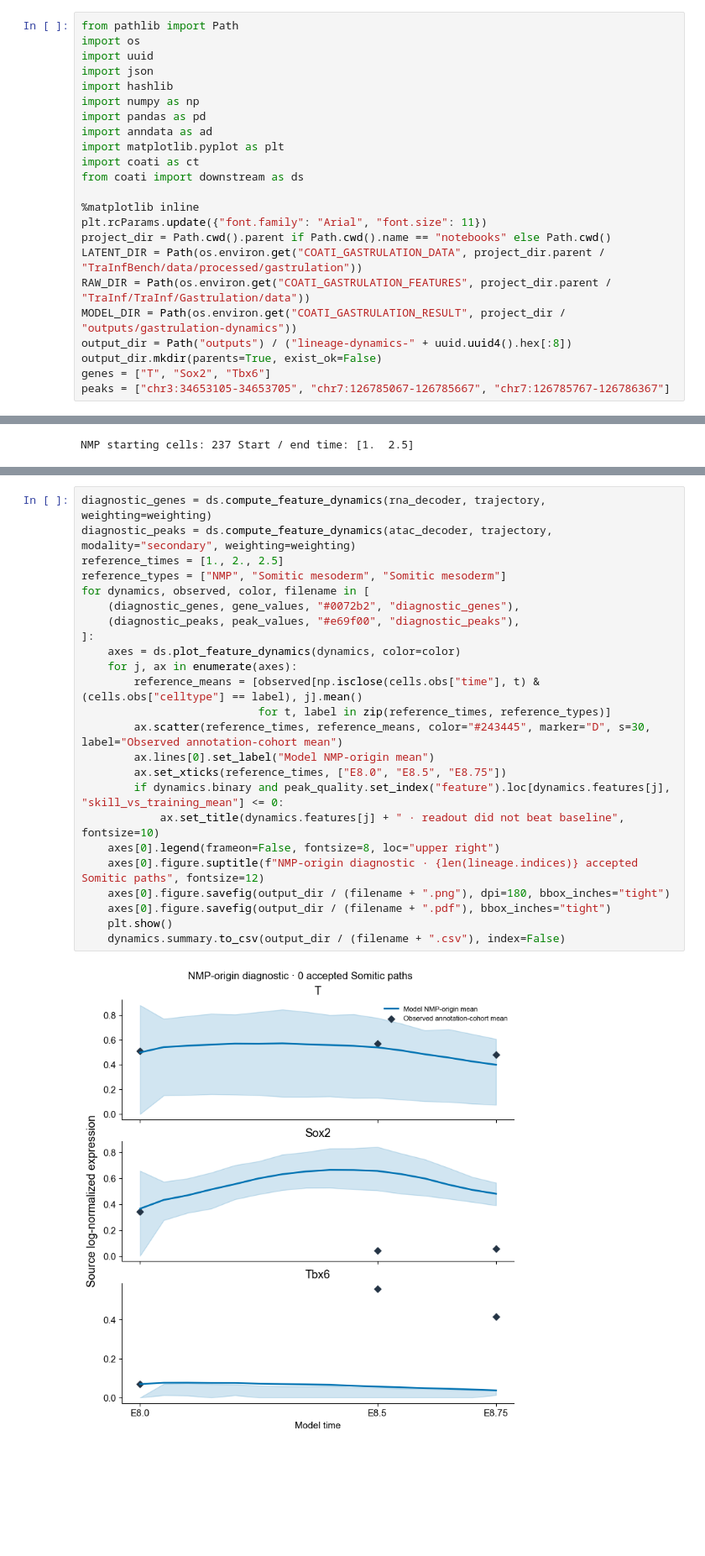
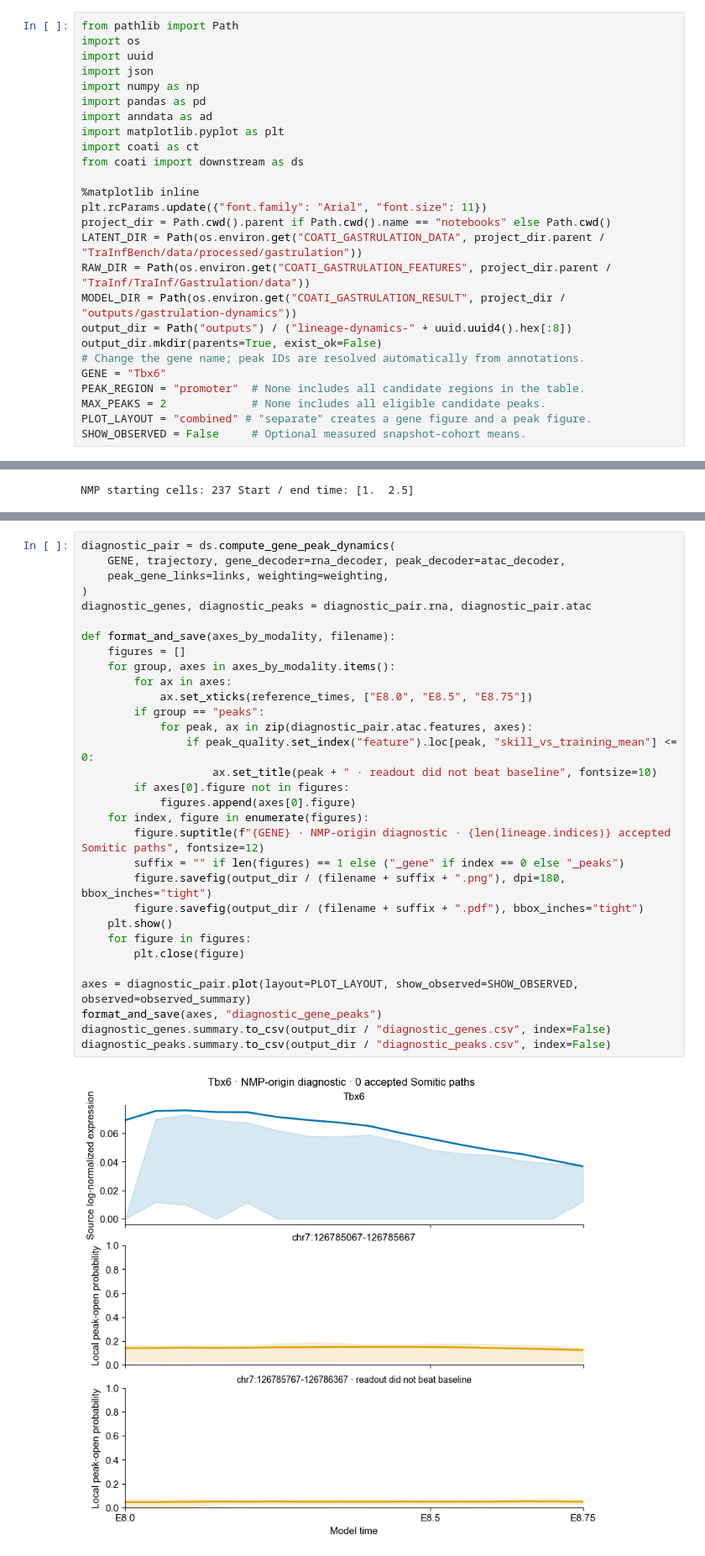
Before and after one commit to shankswang953/COATI, a Jupyter notebook: docs/tutorials/09_lineage_features.ipynb, the cells around one changed output, grey strips where cells are left out. Shown at 84% size. Drawn from its saved outputs; the diff is of its cells as text; blank space fills up the shorter version.

Commit message:
Add gene-centered peak dynamics with optional observed overlays

```diff
--- a/docs/tutorials/09_lineage_features.ipynb
+++ b/docs/tutorials/09_lineage_features.ipynb
@@ -13,7 +11,6 @@ from pathlib import Path
 import os
 import uuid
 import json
-import hashlib
 import numpy as np
 import pandas as pd
 import anndata as ad
@@ -29,8 +26,12 @@ RAW_DIR = Path(os.environ.get("COATI_GASTRULATION_FEATURES", project_dir.parent
 MODEL_DIR = Path(os.environ.get("COATI_GASTRULATION_RESULT", project_dir / "outputs/gastrulation-dynamics"))
 output_dir = Path("outputs") / ("lineage-dynamics-" + uuid.uuid4().hex[:8])
 output_dir.mkdir(parents=True, exist_ok=False)
-genes = ["T", "Sox2", "Tbx6"]
-peaks = ["chr3:34653105-34653705", "chr7:126785067-126785667", "chr7:126785767-126786367"]
+# Change the gene name; peak IDs are resolved automatically from annotations.
+GENE = "Tbx6"
+PEAK_REGION = "promoter"  # None includes all candidate regions in the table.
+MAX_PEAKS = 2             # None includes all eligible candidate peaks.
+PLOT_LAYOUT = "combined" # "separate" creates a gene figure and a peak figure.
+SHOW_OBSERVED = False     # Optional measured snapshot-cohort means.
 # %% [markdown]
 ## Verify inputs and start from NMP
 
@@ -181,26 +208,33 @@ Two selected peaks fail the readout baseline check; their panels are marked. Thi
 # %%
-diagnostic_genes = ds.compute_feature_dynamics(rna_decoder, trajectory, weighting=weighting)
-diagnostic_peaks = ds.compute_feature_dynamics(atac_decoder, trajectory, modality="secondary", weighting=weighting)
-reference_times = [1., 2., 2.5]
-reference_types = ["NMP", "Somitic mesoderm", "Somitic mesoderm"]
-for dynamics, observed, color, filename in [
-    (diagnostic_genes, gene_values, "#0072b2", "diagnostic_genes"),
-    (diagnostic_peaks, peak_values, "#e69f00", "diagnostic_peaks"),
-]:
-    axes = ds.plot_feature_dynamics(dynamics, color=color)
-    for j, ax in enumerate(axes):
-        reference_means = [observed[np.isclose(cells.obs["time"], t) & (cells.obs["celltype"] == label), j].mean()
-                           for t, label in zip(reference_times, reference_types)]
-        ax.scatter(reference_times, reference_means, color="#243445", marker="D", s=30, label="Observed annotation-cohort mean")
-        ax.lines[0].set_label("Model NMP-origin mean")
-        ax.set_xticks(reference_times, ["E8.0", "E8.5", "E8.75"])
-        if dynamics.binary and peak_quality.set_index("feature").loc[dynamics.features[j], "skill_vs_training_mean"] <= 0:
-            ax.set_title(dynamics.features[j] + " · readout did not beat baseline", fontsize=10)
-    axes[0].legend(frameon=False, fontsize=8, loc="upper right")
-    axes[0].figure.suptitle(f"NMP-origin diagnostic · {len(lineage.indices)} accepted Somitic paths", fontsize=12)
-    axes[0].figure.savefig(output_dir / (filename + ".png"), dpi=180, bbox_inches="tight")
-    axes[0].figure.savefig(output_dir / (filename + ".pdf"), bbox_inches="tight")
+diagnostic_pair = ds.compute_gene_peak_dynamics(
+    GENE, trajectory, gene_decoder=rna_decoder, peak_decoder=atac_decoder,
+    peak_gene_links=links, weighting=weighting,
+)
+diagnostic_genes, diagnostic_peaks = diagnostic_pair.rna, diagnostic_pair.atac
+
+def format_and_save(axes_by_modality, filename):
+    figures = []
+    for group, axes in axes_by_modality.items():
+        for ax in axes:
+            ax.set_xticks(reference_times, ["E8.0", "E8.5", "E8.75"])
+        if group == "peaks":
+            for peak, ax in zip(diagnostic_pair.atac.features, axes):
+                if peak_quality.set_index("feature").loc[peak, "skill_vs_training_mean"] <= 0:
+                    ax.set_title(peak + " · readout did not beat baseline", fontsize=10)
+        if axes[0].figure not in figures:
+            figures.append(axes[0].figure)
+    for index, figure in enumerate(figures):
+        figure.suptitle(f"{GENE} · NMP-origin diagnostic · {len(lineage.indices)} accepted Somitic paths", fontsize=12)
+        suffix = "" if len(figures) == 1 else ("_gene" if index == 0 else "_peaks")
+        figure.savefig(output_dir / (filename + suffix + ".png"), dpi=180, bbox_inches="tight")
+        figure.savefig(output_dir / (filename + suffix + ".pdf"), bbox_inches="tight")
     plt.show()
-    dynamics.summary.to_csv(output_dir / (filename + ".csv"), index=False)
+    for figure in figures:
+        plt.close(figure)
+
+axes = diagnostic_pair.plot(layout=PLOT_LAYOUT, show_observed=SHOW_OBSERVED, observed=observed_summary)
+format_and_save(axes, "diagnostic_gene_peaks")
+diagnostic_genes.summary.to_csv(output_dir / "diagnostic_genes.csv", index=False)
+diagnostic_peaks.summary.to_csv(output_dir / "diagnostic_peaks.csv", index=False)
 # %% [output]
-[figure, old version]
+[figure, new version]
```
Also changed, not shown: parts of 14 cells of this notebook, 8 other files.
